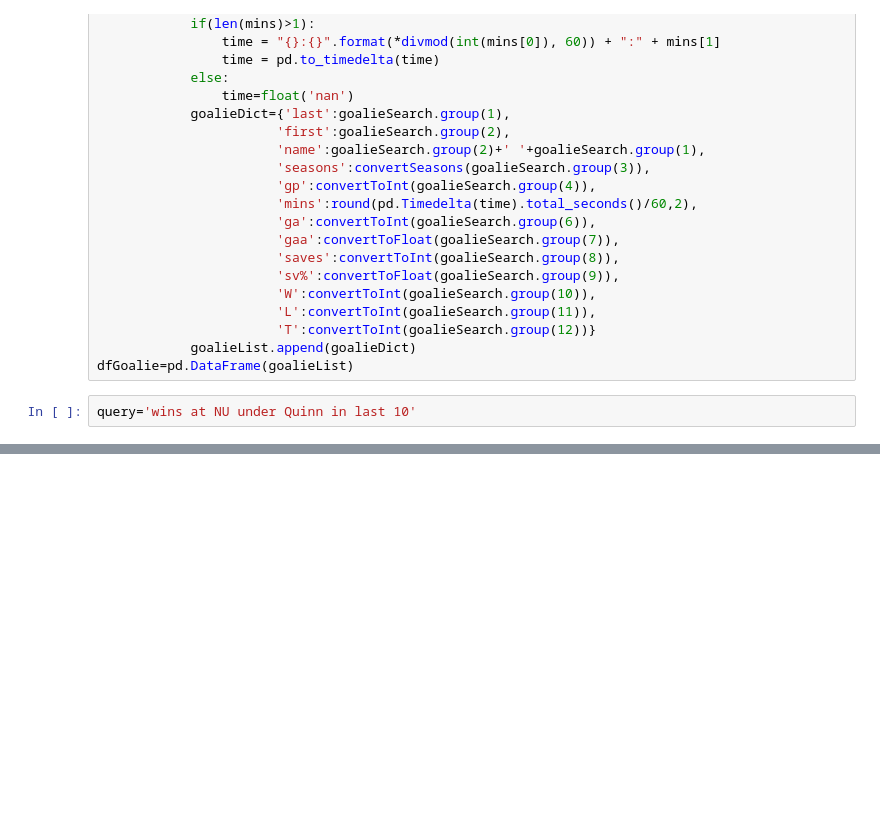
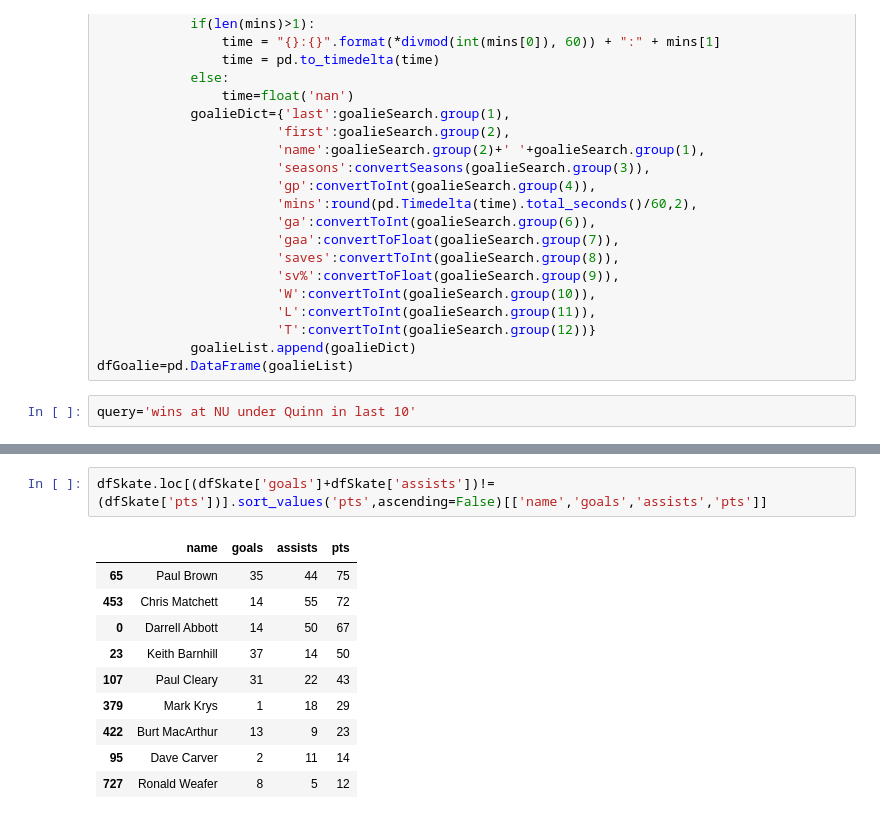
Before and after one commit to redsoxfan2194/buhockeystats, a Jupyter notebook: BU Record Book-Clean.ipynb, the cells around one changed output, grey strips where cells are left out. Cells and saved outputs as stored; diff of their text form; blank space fills up the shorter version.

```diff
--- a/BU Record Book-Clean.ipynb
+++ b/BU Record Book-Clean.ipynb
@@ -686,0 +753,13 @@ dfSkate.loc[dfSkate['name'].isin((dfJersey.loc[dfJersey['number']==3]['name']))]
+# %%
+dfSkate.loc[(dfSkate['goals']+dfSkate['assists'])!=(dfSkate['pts'])].sort_values('pts',ascending=False)[['name','goals','assists','pts']]
+# %% [output]
+|  | name | goals | assists | pts |
+| 65 | Paul Brown | 35 | 44 | 75 |
+| 453 | Chris Matchett | 14 | 55 | 72 |
+| 0 | Darrell Abbott | 14 | 50 | 67 |
+| 23 | Keith Barnhill | 37 | 14 | 50 |
+| 107 | Paul Cleary | 31 | 22 | 43 |
+| 379 | Mark Krys | 1 | 18 | 29 |
+| 422 | Burt MacArthur | 13 | 9 | 23 |
+| 95 | Dave Carver | 2 | 11 | 14 |
+| 727 | Ronald Weafer | 8 | 5 | 12 |
```
Also changed, not shown: parts of 28 cells of this notebook, 5 other files.
